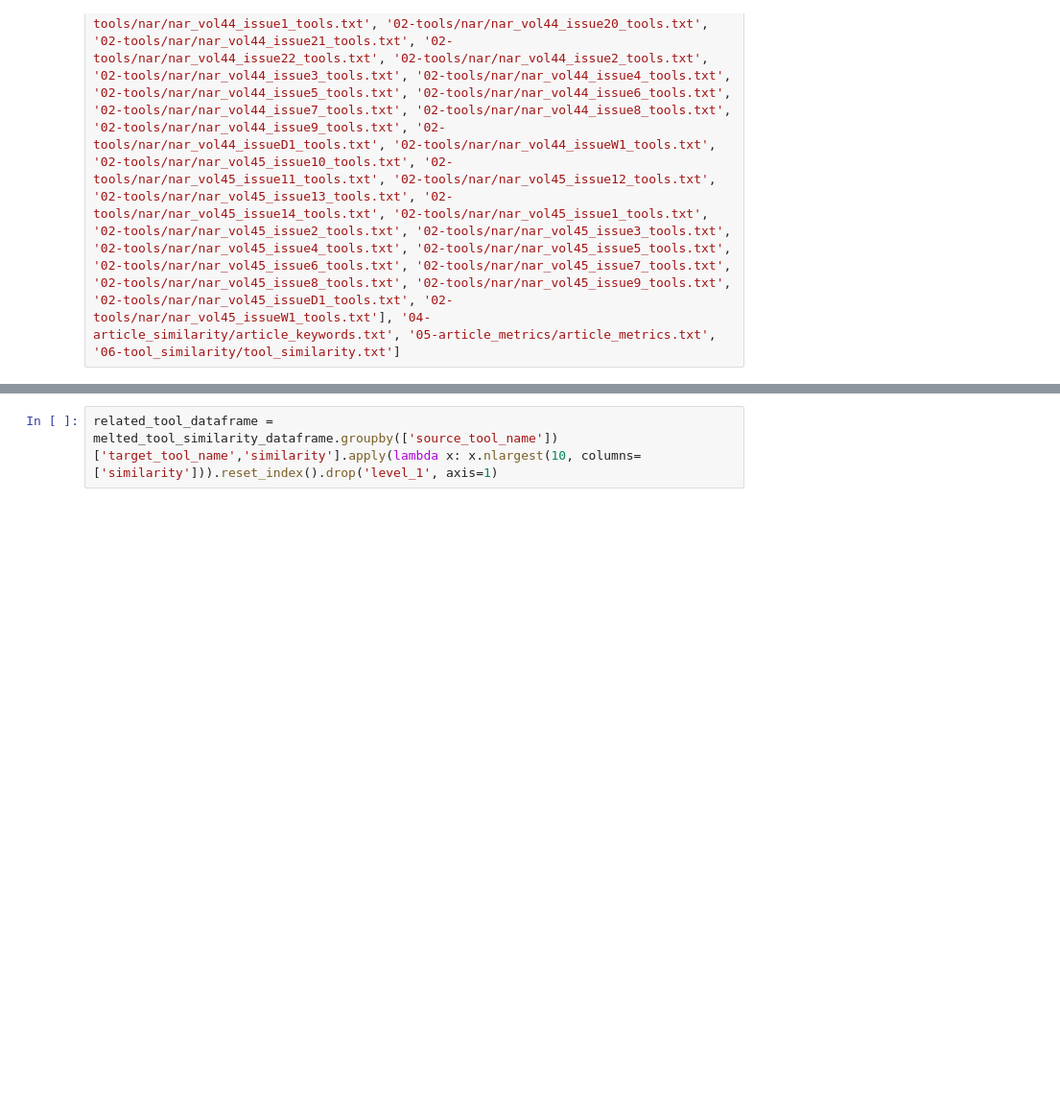
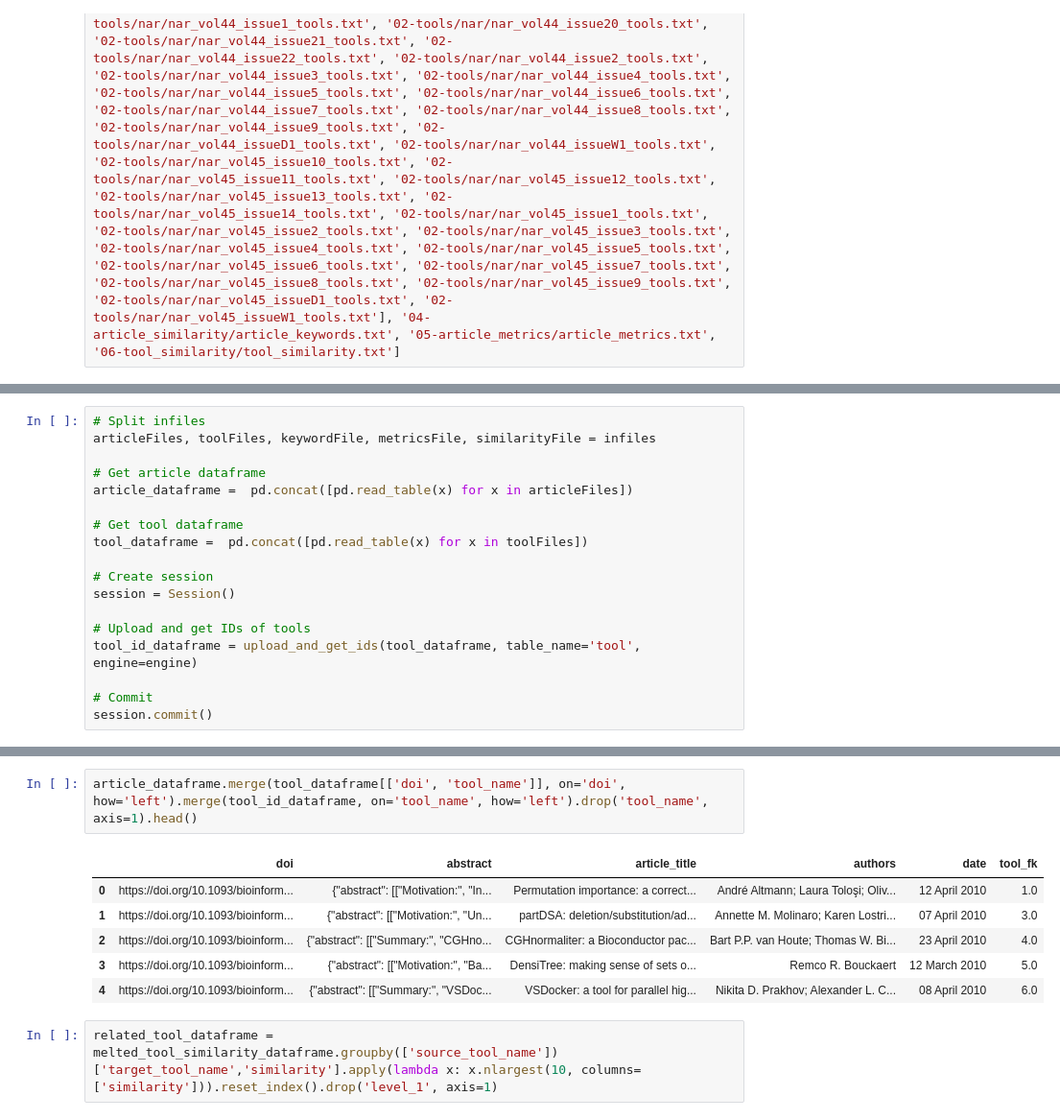
Before and after one commit to MaayanLab/datasets2tools, a Jupyter notebook: updater/pipeline/Development.ipynb, the cells around one changed output, grey strips where cells are left out. Shown at 96% size. Drawn from its saved outputs; the diff is of its cells as text; blank space fills up the shorter version.

Commit message:
Finished tool upload

```diff
--- a/updater/pipeline/Development.ipynb
+++ b/updater/pipeline/Development.ipynb
@@ -45,0 +49,18 @@ dataframes_ready_to_upload = {
+# %%
+# Split infiles
+articleFiles, toolFiles, keywordFile, metricsFile, similarityFile = infiles
+
+# Get article dataframe
+article_dataframe =  pd.concat([pd.read_table(x) for x in articleFiles])
+
+# Get tool dataframe
+tool_dataframe =  pd.concat([pd.read_table(x) for x in toolFiles])
+
+# Create session
+session = Session()
+
+# Upload and get IDs of tools
+tool_id_dataframe = upload_and_get_ids(tool_dataframe, table_name='tool', engine=engine)
+
+# Commit
+session.commit()
@@ -46,3 +85,12 @@ dataframes_ready_to_upload = {
+# %%
+article_dataframe.merge(tool_dataframe[['doi', 'tool_name']], on='doi', how='left').merge(tool_id_dataframe, on='tool_name', how='left').drop('tool_name', axis=1).head()
+# %% [output]
+|  | doi | abstract | article_title | authors | date | tool_fk |
+| 0 | https://doi.org/10.1093/bioinform... | {"abstract": [["Motivation:", "In... | Permutation importance: a correct... | André Altmann; Laura Toloşi; Oliv... | 12 April 2010 | 1.0 |
+| 1 | https://doi.org/10.1093/bioinform... | {"abstract": [["Motivation:", "Un... | partDSA: deletion/substitution/ad... | Annette M. Molinaro; Karen Lostri... | 07 April 2010 | 3.0 |
+| 2 | https://doi.org/10.1093/bioinform... | {"abstract": [["Summary:", "CGHno... | CGHnormaliter: a Bioconductor pac... | Bart P.P. van Houte; Thomas W. Bi... | 23 April 2010 | 4.0 |
+| 3 | https://doi.org/10.1093/bioinform... | {"abstract": [["Motivation:", "Ba... | DensiTree: making sense of sets o... | Remco R. Bouckaert | 12 March 2010 | 5.0 |
+| 4 | https://doi.org/10.1093/bioinform... | {"abstract": [["Summary:", "VSDoc... | VSDocker: a tool for parallel hig... | Nikita D. Prakhov; Alexander L. C... | 08 April 2010 | 6.0 |
 # %%
 related_tool_dataframe = melted_tool_similarity_dataframe.groupby(['source_tool_name'])['target_tool_name','similarity'].apply(lambda x: x.nlargest(10, columns=['similarity'])).reset_index().drop('level_1', axis=1)
 # %%
```
Also changed, not shown: parts of 5 cells of this notebook, 3 other files.
